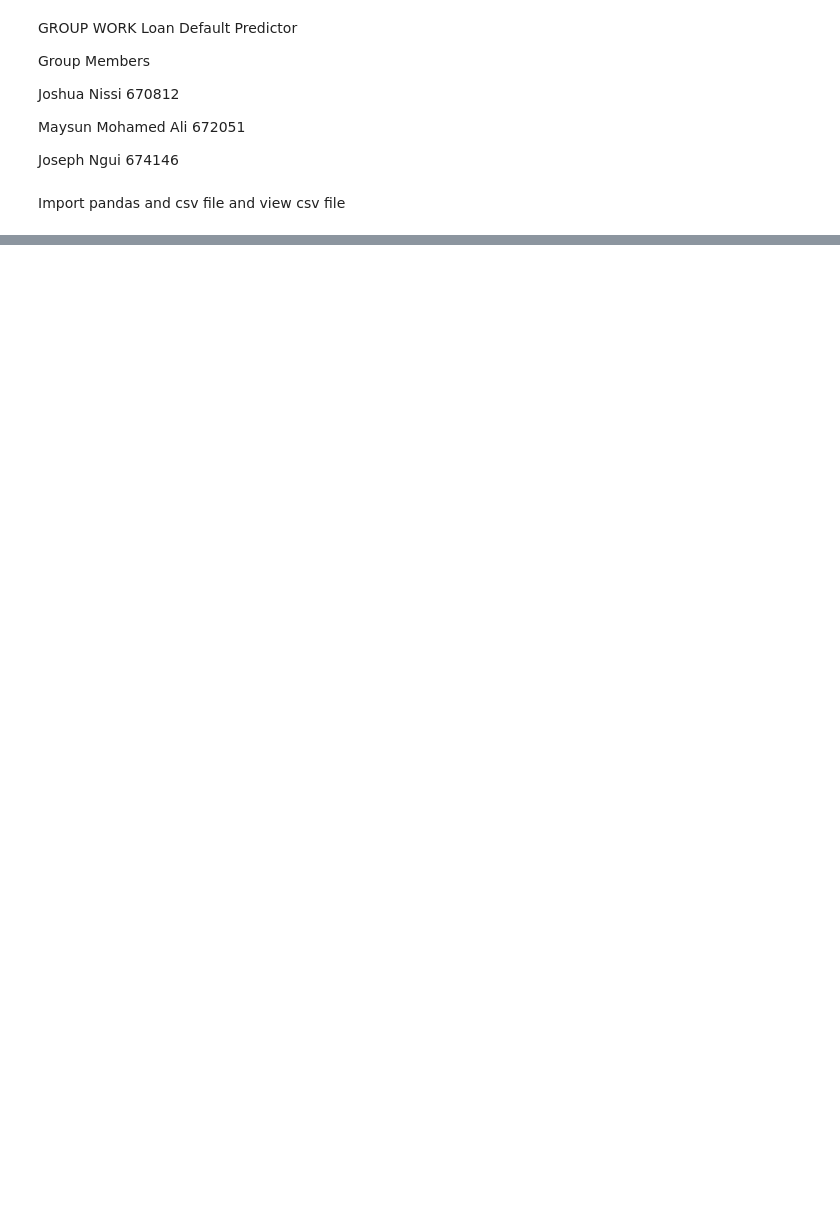
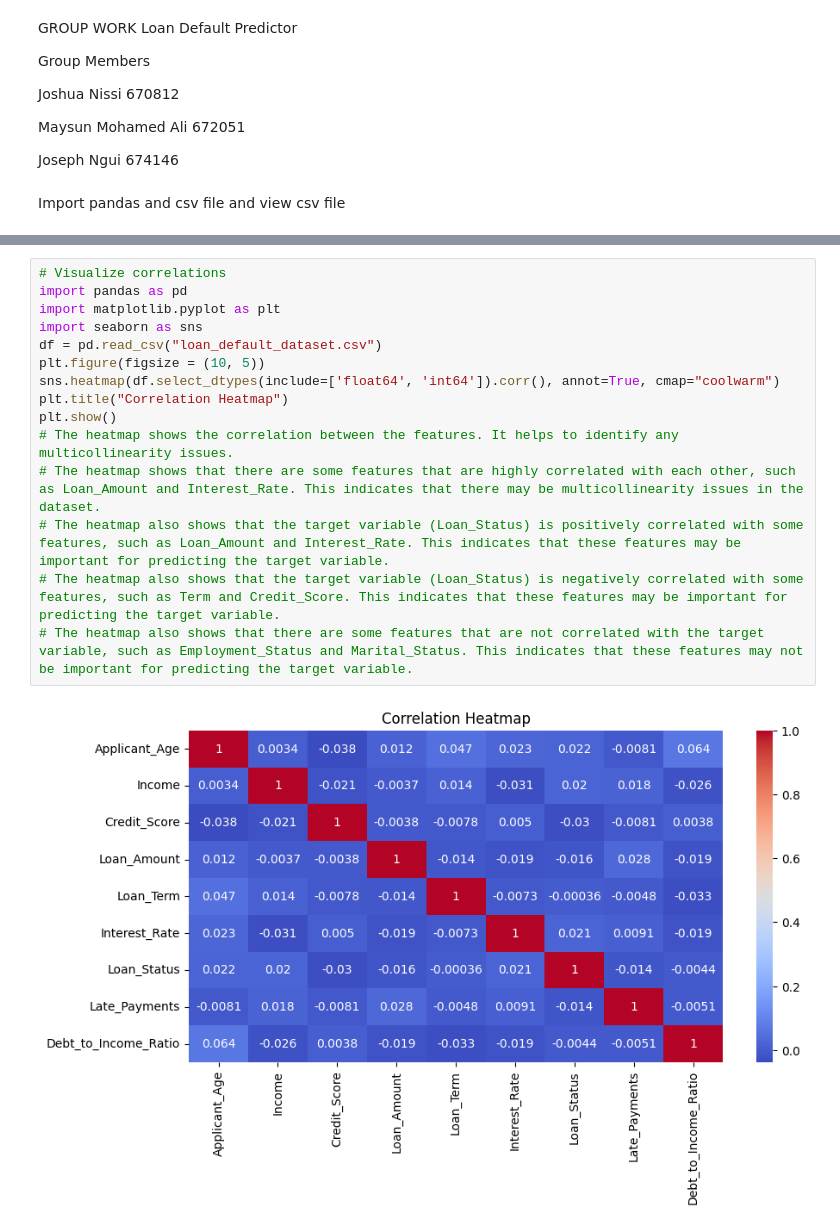
Before and after one commit to Jashin254/LD_GROUP_W, a Jupyter notebook: LDP_Group_Work.ipynb, the cells around one changed output, grey strips where cells are left out. Saved outputs shown, nothing was run; the diff lists cells and outputs as text; blank space fills up the shorter version.

```diff
--- a/LDP_Group_Work.ipynb
+++ b/LDP_Group_Work.ipynb
@@ -46,0 +144,17 @@ df
+# %%
+# Visualize correlations
+import pandas as pd
+import matplotlib.pyplot as plt
+import seaborn as sns
+df = pd.read_csv("loan_default_dataset.csv")
+plt.figure(figsize = (10, 5))
+sns.heatmap(df.select_dtypes(include=['float64', 'int64']).corr(), annot=True, cmap="coolwarm")
+plt.title("Correlation Heatmap")
+plt.show()
+# The heatmap shows the correlation between the features. It helps to identify any multicollinearity issues.
+# The heatmap shows that there are some features that are highly correlated with each other, such as Loan_Amount and Interest_Rate. This indicates that there may be multicollinearity issues in the dataset.
+# The heatmap also shows that the target variable (Loan_Status) is positively correlated with some features, such as Loan_Amount and Interest_Rate. This indicates that these features may be important for predicting the target variable.
+# The heatmap also shows that the target variable (Loan_Status) is negatively correlated with some features, such as Term and Credit_Score. This indicates that these features may be important for predicting the target variable.
+# The heatmap also shows that there are some features that are not correlated with the target variable, such as Employment_Status and Marital_Status. This indicates that these features may not be important for predicting the target variable.
+# %% [output]
+[figure, added]
```
Also changed, not shown: parts of 10 cells of this notebook.
